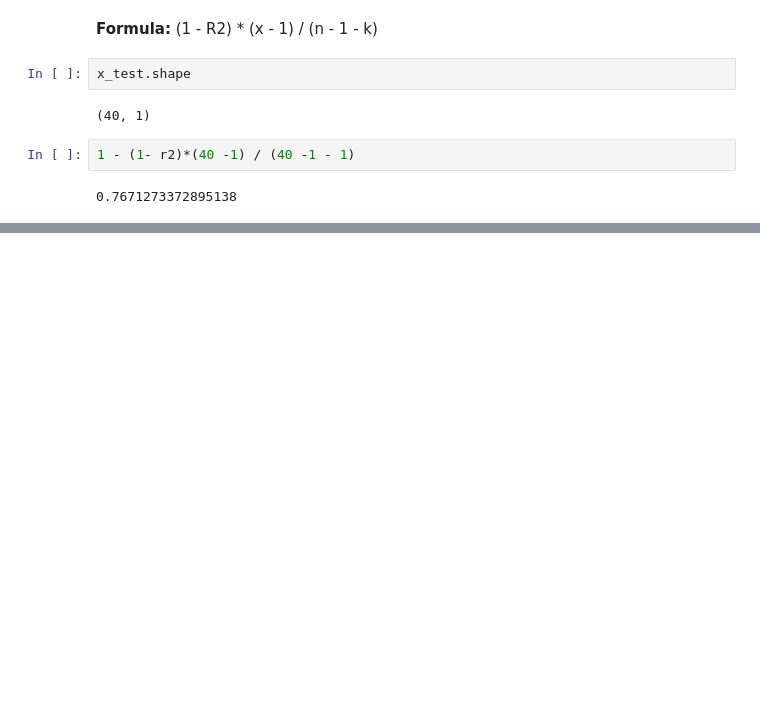
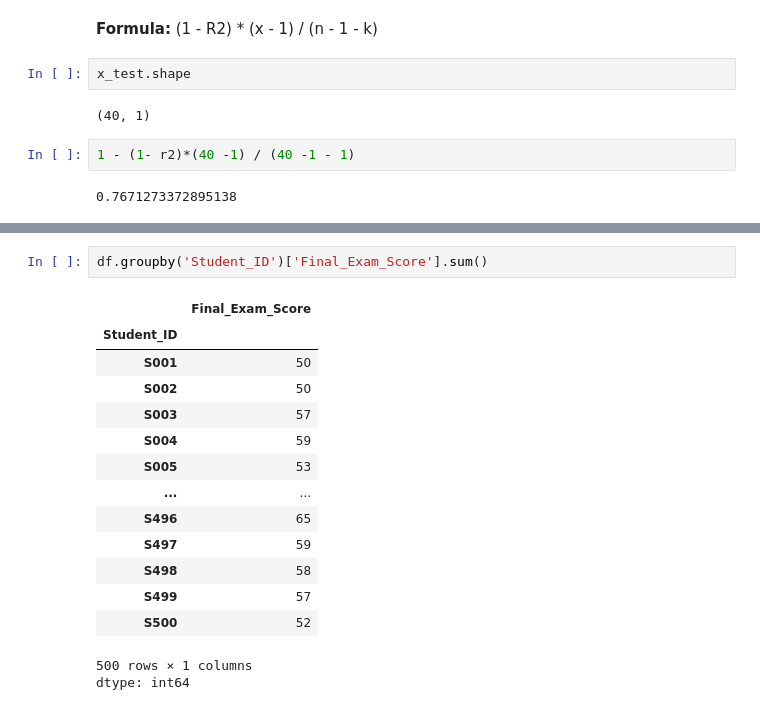
Before and after one commit to zain4cs/Linear-Model-and-Loss-Functions, a Jupyter notebook: Linear_concept.ipynb, the cells around one changed output, grey strips where cells are left out. Saved outputs shown, nothing was run; the diff lists cells and outputs as text; blank space fills up the shorter version.

```diff
--- a/Linear_concept.ipynb
+++ b/Linear_concept.ipynb
@@ -399,0 +435,18 @@ x_test.shape
+# %%
+df.groupby('Student_ID')['Final_Exam_Score'].sum()
+# %% [output]
+|  | Final_Exam_Score |
+| Student_ID |  |
+| S001 | 50 |
+| S002 | 50 |
+| S003 | 57 |
+| S004 | 59 |
+| S005 | 53 |
+| ... | ... |
+| S496 | 65 |
+| S497 | 59 |
+| S498 | 58 |
+| S499 | 57 |
+| S500 | 52 |
+500 rows × 1 columns
+dtype: int64
```
Also changed, not shown: parts of 47 cells of this notebook.
